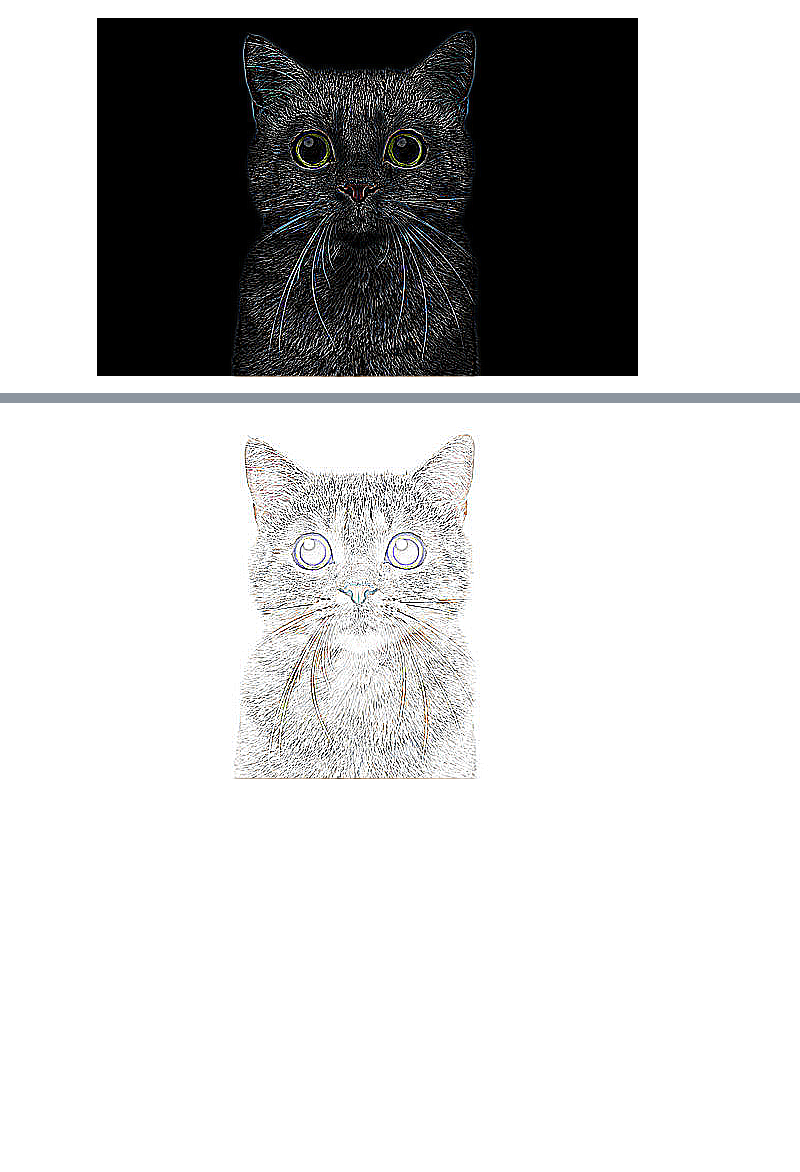
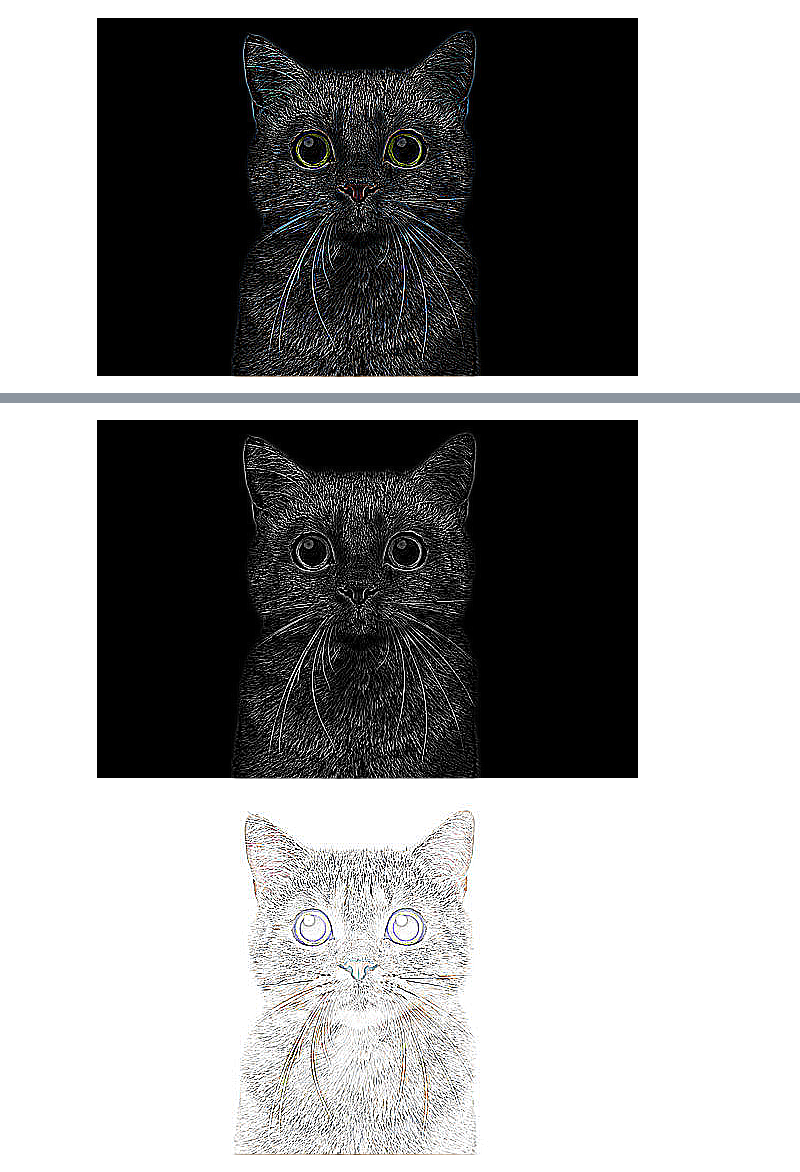
Before and after one commit to shimaabadi/BENGR310, a Jupyter notebook: image_processing.ipynb, the cells around one changed output, grey strips where cells are left out. Saved outputs shown, nothing was run; the diff lists cells and outputs as text; code cells hidden in the pictures; blank space fills up the shorter version.

```diff
--- a/image_processing.ipynb
+++ b/image_processing.ipynb
@@ -60,3 +65,8 @@ edge_image
+# %%
+edge_gray_image = gray_image.filter(ImageFilter.FIND_EDGES)
+edge_gray_image
+# %% [output]
+[figure, added]
 # %%
 contour_image = image.filter(ImageFilter.CONTOUR)
 contour_image
```
Also changed, not shown: parts of 6 cells of this notebook.
